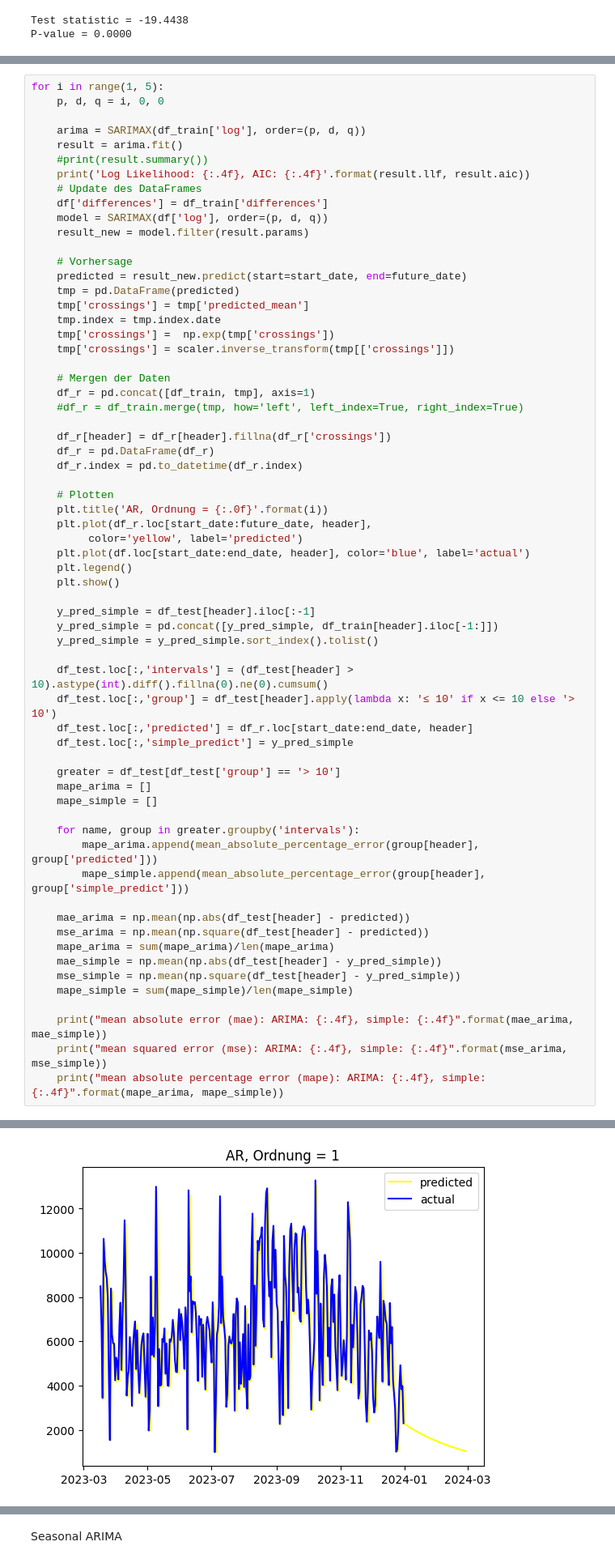
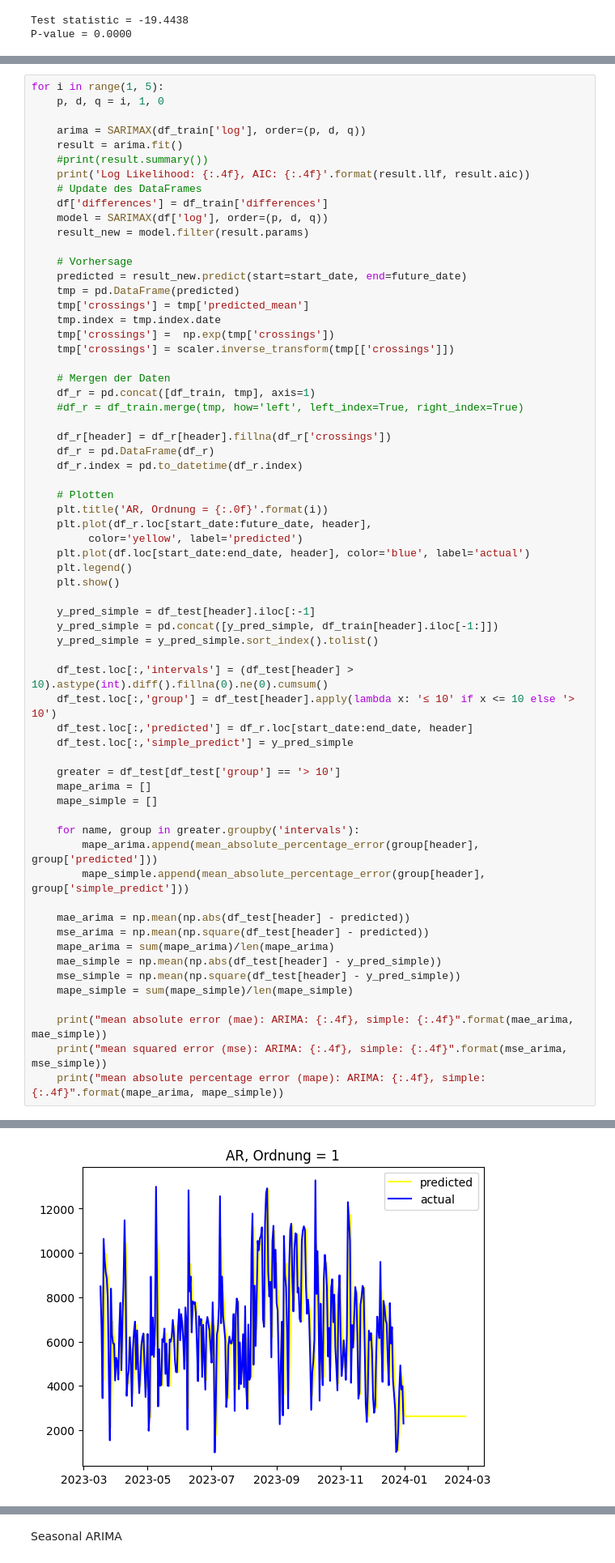
Before and after one commit to wooloflettuce/bonn-bike-count, a Jupyter notebook: ARIMA/Kennedybrücke/jaehrlich.ipynb, the cells around one changed output, grey strips where cells are left out. Shown at 81% size. Saved outputs shown, nothing was run; the diff lists cells and outputs as text.

```diff
--- a/ARIMA/Kennedybrücke/jaehrlich.ipynb
+++ b/ARIMA/Kennedybrücke/jaehrlich.ipynb
@@ -177,7 +177,7 @@ def ma_arima():
         print("mean absolute percentage error (mape): ARIMA: {:.4f}, simple: {:.4f}".format(mape_arima, mape_simple))
 # %%
 for i in range(1, 5):
-    p, d, q = i, 0, 0
+    p, d, q = i, 1, 0
 
     arima = SARIMAX(df_train['log'], order=(p, d, q))
     result = arima.fit()
@@ -244 +244 @@ Log Likelihood: -2083.9570, AIC: 4171.9141
-[figure, old version]
+[figure, new version]
```
Also changed, not shown: parts of 6 cells of this notebook, 2 other files.
